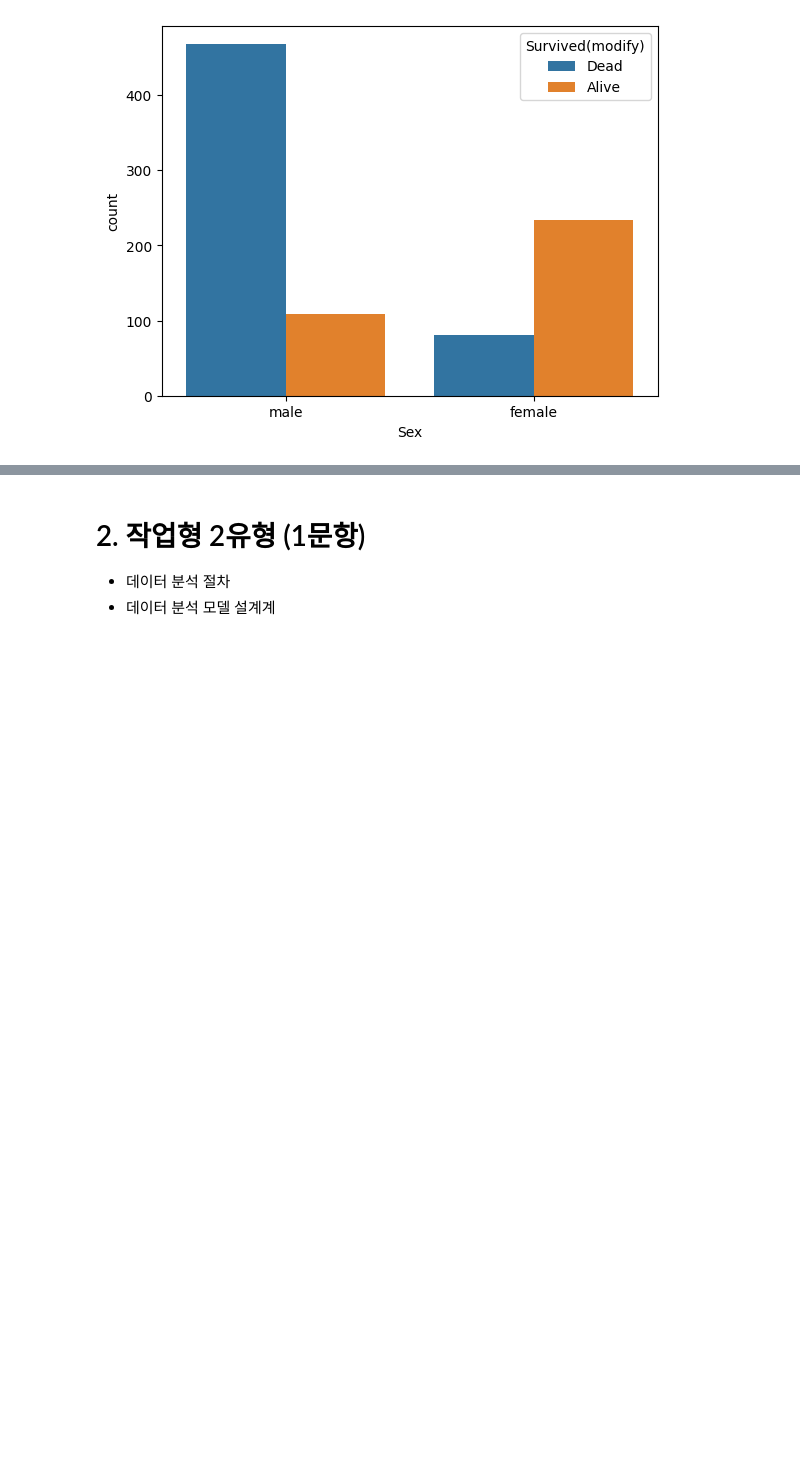
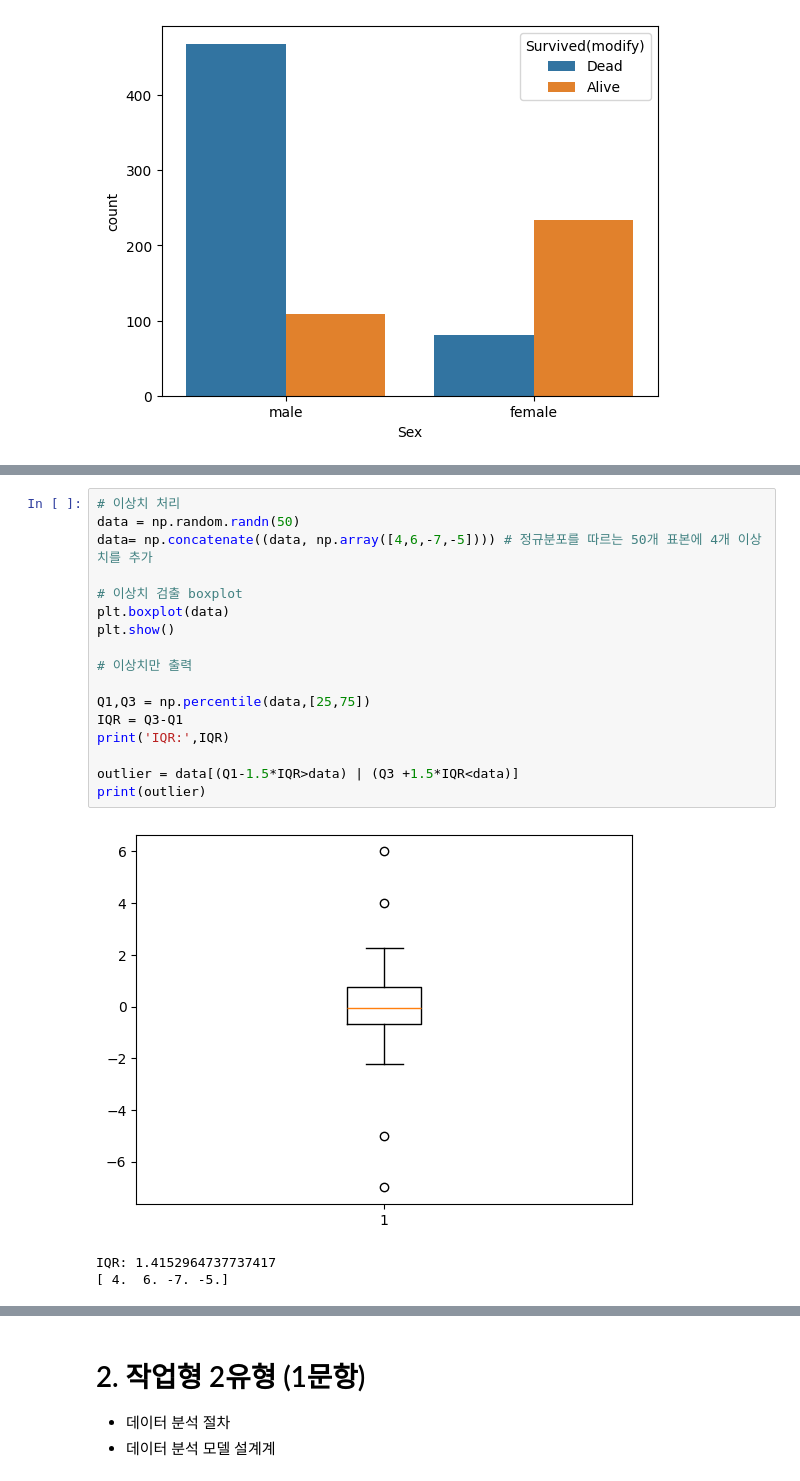
Before and after one commit to yangjung-woo/Bigdata, a Jupyter notebook: all_in_one.ipynb, the cells around one changed output, grey strips where cells are left out. Saved outputs shown, nothing was run; the diff lists cells and outputs as text; blank space fills up the shorter version.

```diff
--- a/all_in_one.ipynb
+++ b/all_in_one.ipynb
@@ -41,0 +97,21 @@ sns.countplot(data=df, x='Sex', hue='Survived(modify)')
+# %%
+# 이상치 처리
+data = np.random.randn(50)
+data= np.concatenate((data, np.array([4,6,-7,-5]))) # 정규분포를 따르는 50개 표본에 4개 이상치를 추가
+
+# 이상치 검출 boxplot
+plt.boxplot(data)
+plt.show()
+
+# 이상치만 출력
+
+Q1,Q3 = np.percentile(data,[25,75])
+IQR = Q3-Q1
+print('IQR:',IQR)
+
+outlier = data[(Q1-1.5*IQR>data) | (Q3 +1.5*IQR<data)]
+print(outlier)
+# %% [output]
+[figure, added]
+IQR: 1.4152964737737417
+[ 4.  6. -7. -5.]
```
Also changed, not shown: parts of 17 cells of this notebook, 1 other file.
